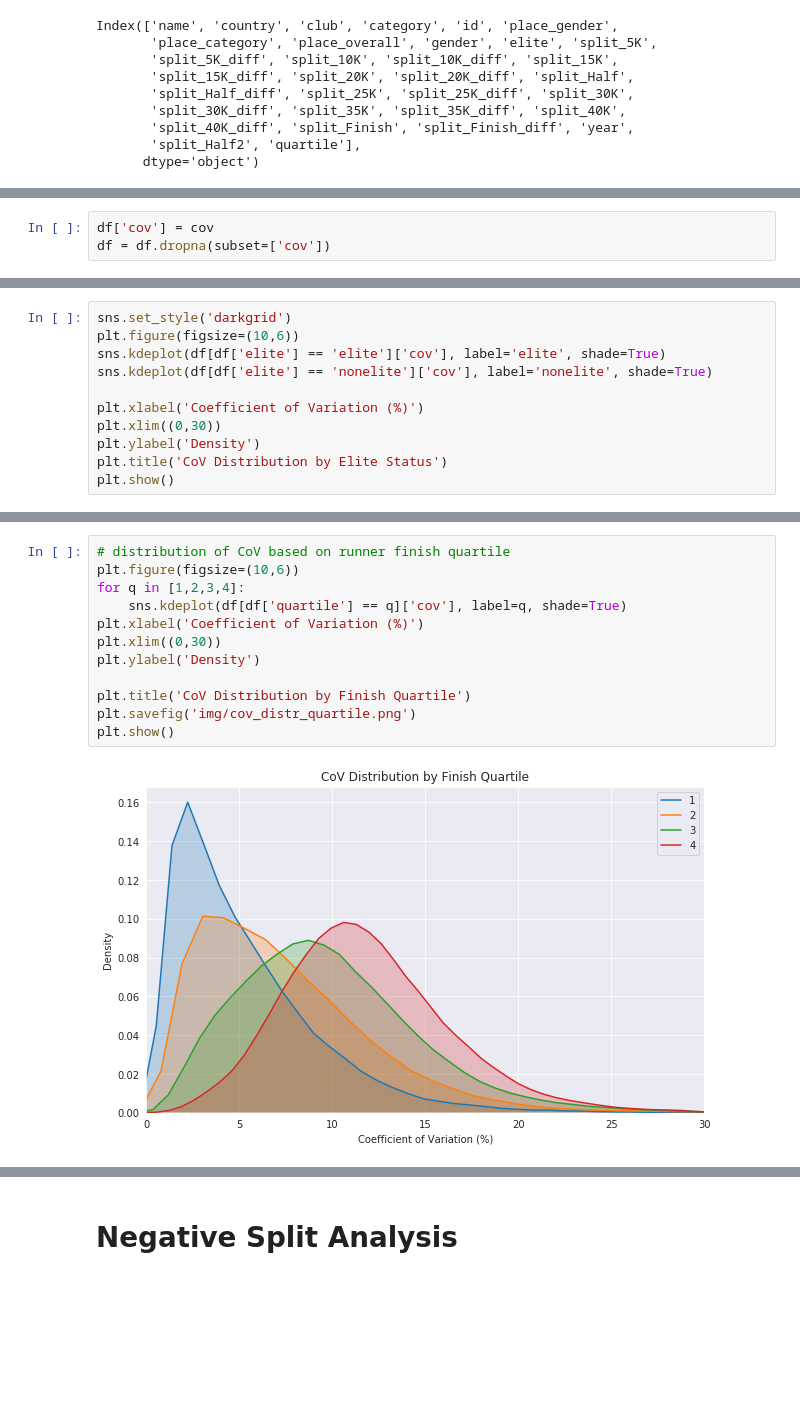
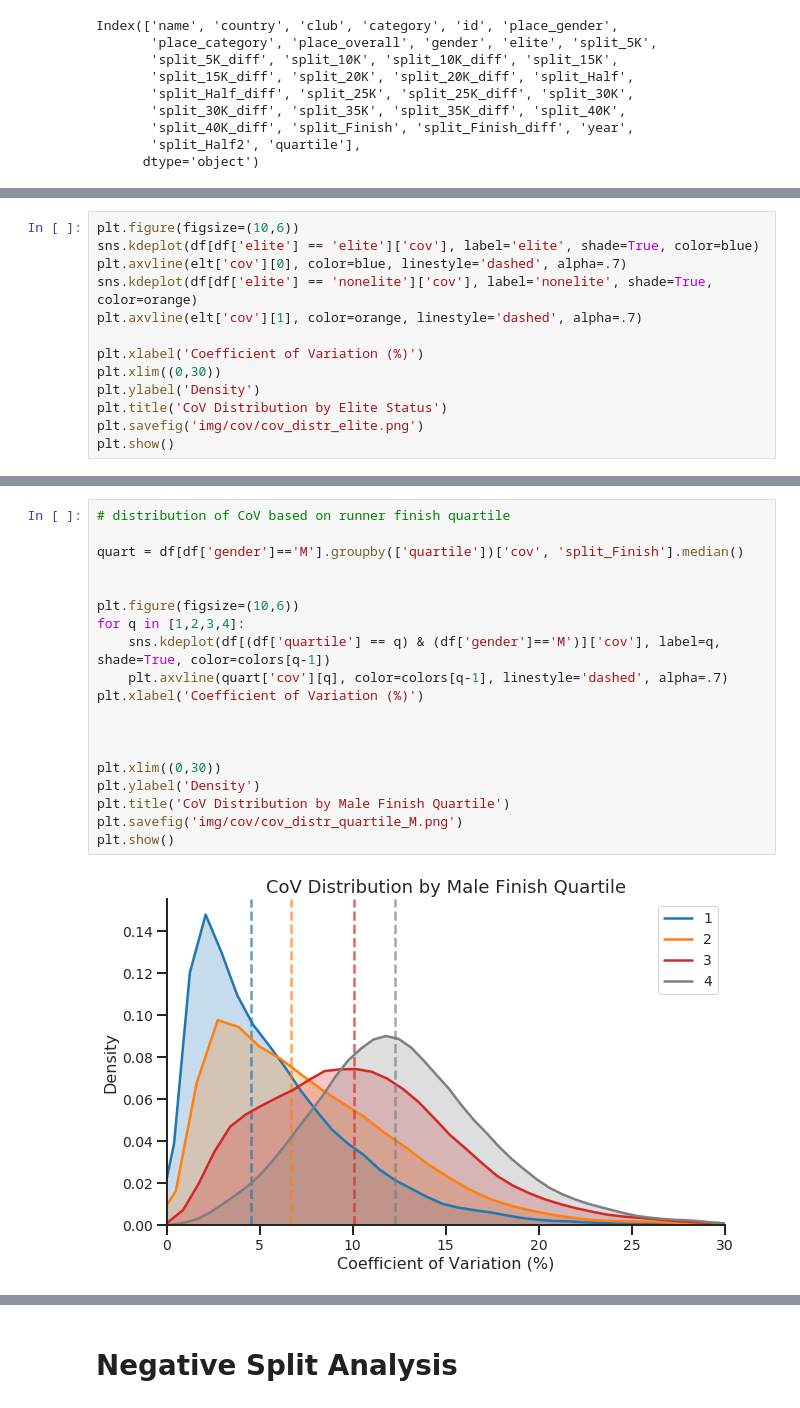
Before and after one commit to equan06/london_marathon, a Jupyter notebook: analysis/edaplots.ipynb, the cells around one changed output, grey strips where cells are left out. Cells and saved outputs as stored; diff of their text form; blank space fills up the shorter version.

```diff
--- a/analysis/edaplots.ipynb
+++ b/analysis/edaplots.ipynb
@@ -292,3 +386,0 @@ cov = diffs.apply(lambda x: np.std(x)/np.mean(x)*100, axis=1)
-# %%
-df['cov'] = cov
-df = df.dropna(subset=['cov'])
@@ -295,12 +393,14 @@ df = df.dropna(subset=['cov'])
 # %%
-sns.set_style('darkgrid')
 plt.figure(figsize=(10,6))
-sns.kdeplot(df[df['elite'] == 'elite']['cov'], label='elite', shade=True)
-sns.kdeplot(df[df['elite'] == 'nonelite']['cov'], label='nonelite', shade=True)
+sns.kdeplot(df[df['elite'] == 'elite']['cov'], label='elite', shade=True, color=blue)
+plt.axvline(elt['cov'][0], color=blue, linestyle='dashed', alpha=.7)
+sns.kdeplot(df[df['elite'] == 'nonelite']['cov'], label='nonelite', shade=True, color=orange)
+plt.axvline(elt['cov'][1], color=orange, linestyle='dashed', alpha=.7)
 
 plt.xlabel('Coefficient of Variation (%)')
 plt.xlim((0,30))
 plt.ylabel('Density')
 plt.title('CoV Distribution by Elite Status')
+plt.savefig('img/cov/cov_distr_elite.png')
 plt.show()
 # %% [output]
@@ -308,14 +408,21 @@ plt.show()
 # %%
 # distribution of CoV based on runner finish quartile
+
+quart = df[df['gender']=='M'].groupby(['quartile'])['cov', 'split_Finish'].median()
+
+
 plt.figure(figsize=(10,6))
 for q in [1,2,3,4]:
-    sns.kdeplot(df[df['quartile'] == q]['cov'], label=q, shade=True)
+    sns.kdeplot(df[(df['quartile'] == q) & (df['gender']=='M')]['cov'], label=q, shade=True, color=colors[q-1])
+    plt.axvline(quart['cov'][q], color=colors[q-1], linestyle='dashed', alpha=.7)
 plt.xlabel('Coefficient of Variation (%)')
+
+
+
 plt.xlim((0,30))
 plt.ylabel('Density')
-
-plt.title('CoV Distribution by Finish Quartile')
-plt.savefig('img/cov_distr_quartile.png')
+plt.title('CoV Distribution by Male Finish Quartile')
+plt.savefig('img/cov/cov_distr_quartile_M.png')
 plt.show()
 # %% [output]
-[figure, old version]
+[figure, new version]
```
Also changed, not shown: parts of 70 cells of this notebook, 30 other files.
